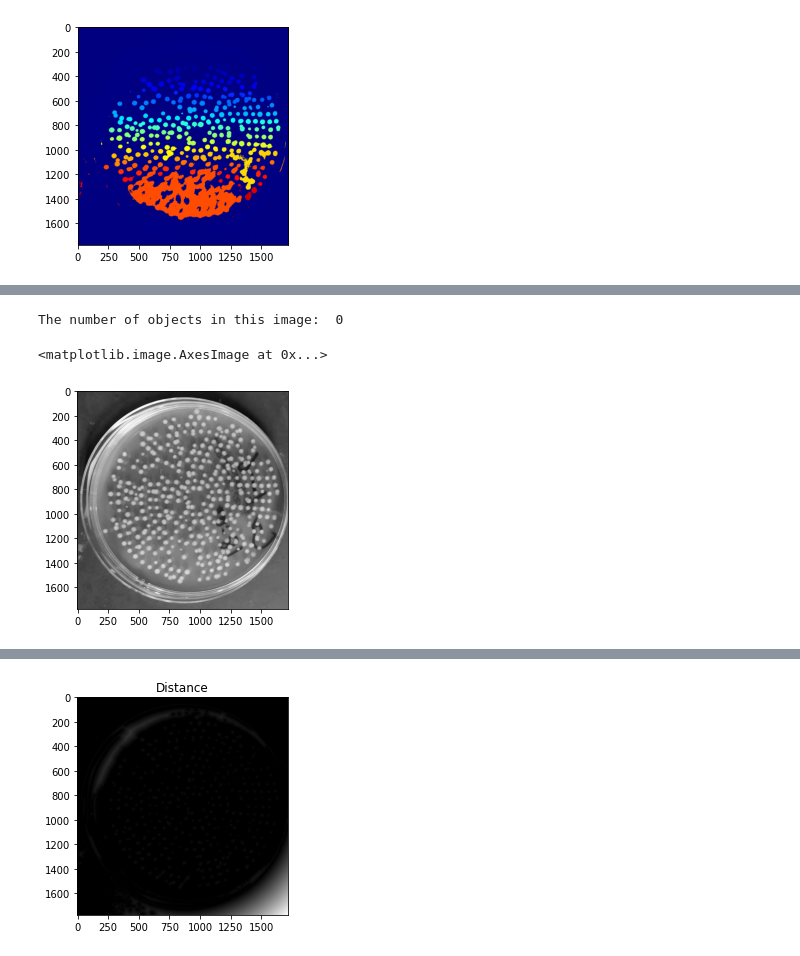
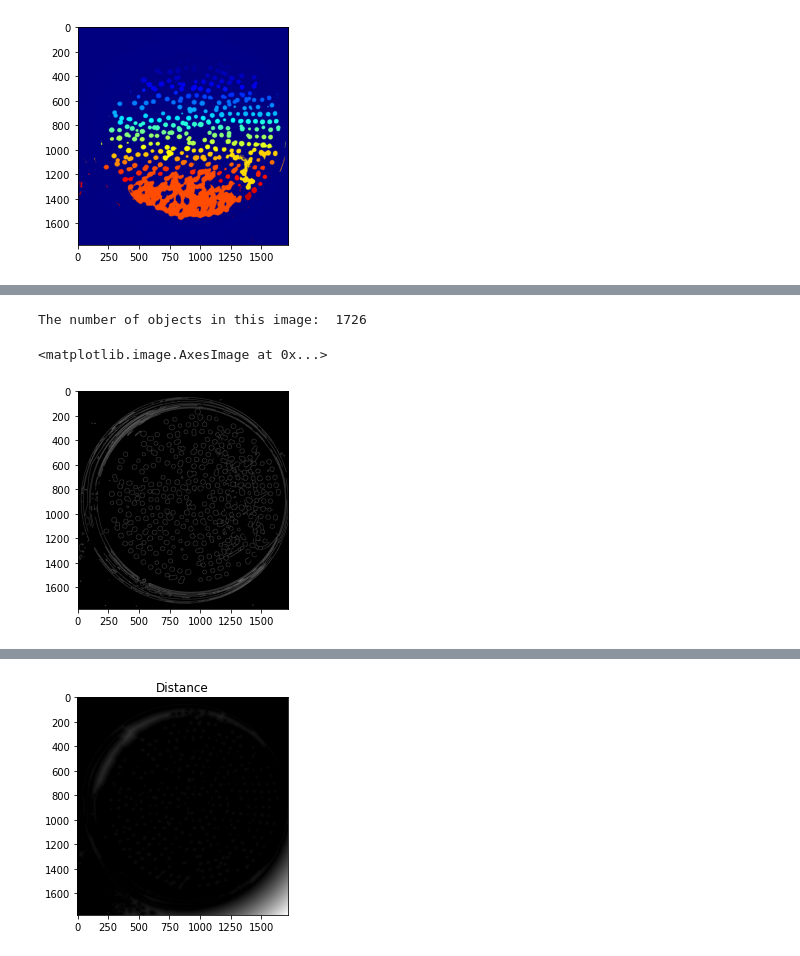
Before and after one commit to Aliktk/Python_Chilla, a Jupyter notebook: projects/bacterial_count/Bacterial_count copy.ipynb, the cells around one changed output, grey strips where cells are left out. Saved outputs shown, nothing was run; the diff lists cells and outputs as text; code cells hidden in the pictures.

Commit message:
Merge branch 'main' of https://github.com/Aliktk/Python_Chilla

```diff
--- a/projects/bacterial_count/Bacterial_count copy.ipynb
+++ b/projects/bacterial_count/Bacterial_count copy.ipynb
@@ -298,30 +450,30 @@ ShowImage('Opening',opening,'gray')
-# %%
-edges= cv2.Canny(opening, 50,200)
-contours, hierarchy= cv2.findContours(edges.copy(), cv2.RETR_EXTERNAL, cv2.CHAIN_APPROX_NONE)
-
-number_of_objects_in_image= len(contours)
-
-print ("The number of objects in this image: ", str(number_of_objects_in_image))
-# %% [output]
-The number of objects in this image:  0
 # %%
 import cv2
+import matplotlib.pyplot as plt
 
+image= cv2.imread('bactaria.jpg')
 
-image= cv2.imread('/home/ali/Desktop/python_chilla/Python_Chilla/projects/bacterial_count/bactaria.jpg')
+gray= cv2.cvtColor(image,cv2.COLOR_BGR2GRAY)
+blur = cv2.GaussianBlur(gray, (7, 7), 0)
+canny = cv2.Canny(blur, 30, 50, 3)
+# blurred = cv2.GaussianBlur(gray, (5, 5), 0)
+# edges= cv2.Canny(blurred, 50,50)
 
-# gray= cv2.cvtColor(image,cv2.COLOR_BGR2GRAY)
+contours, hierarchy= cv2.findContours(canny.copy(), cv2.RETR_EXTERNAL, cv2.CHAIN_APPROX_NONE)
 
-# edges= cv2.Canny(gray, 50,200)
+number_of_objects_in_image= len(contours)
 
-# contours, hierarchy= cv2.findContours(edges.copy(), cv2.RETR_EXTERNAL, cv2.CHAIN_APPROX_NONE)
-
-# number_of_objects_in_image= len(contours)
-
-# print ("The number of objects in this image: ", str(number_of_objects_in_image))
+print ("The number of objects in this image: ", str(number_of_objects_in_image))
 
 gray = cv2.cvtColor(image, cv2.COLOR_BGR2GRAY)
-plt.imshow(gray, cmap='gray')
+# cv2.imshow('close', gray)
+# cv2.imshow('Mask', canny)
+# cv2.waitKey(0)
+# cv2.destroyAllWindows()
+plt.imshow(canny, cmap='gray')
+
+# plt.imshow(edges, cmap='gray')
 # %% [output]
-<matplotlib.image.AxesImage at 0x...>
+The number of objects in this image:  1726
+<matplotlib.image.AxesImage at 0x...>
-[figure, old version]
+[figure, new version]
```
Also changed, not shown: parts of 32 cells of this notebook, 31 other files.
